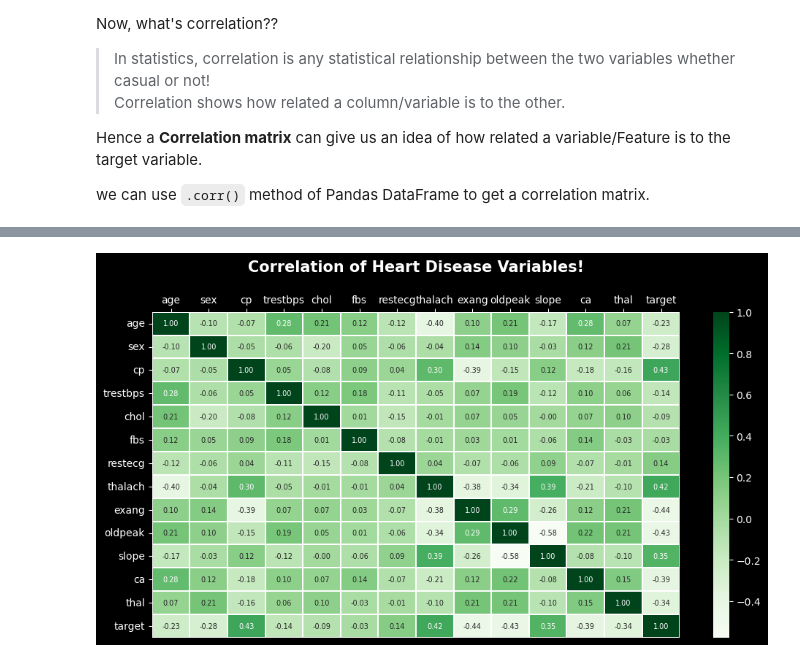
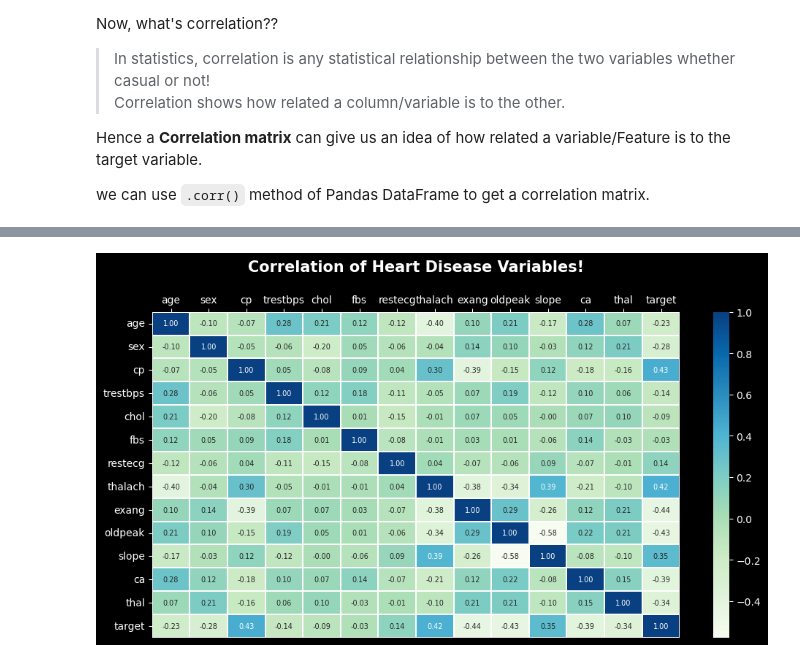
Before and after one commit to DarkDk123/Simple-Heart-disease-classification, a Jupyter notebook: Heart-disease-model.ipynb, the cells around one changed output, grey strips where cells are left out. Cells and saved outputs as stored; diff of their text form; code cells hidden in the pictures.

```diff
--- a/Heart-disease-model.ipynb
+++ b/Heart-disease-model.ipynb
@@ -559,25 +588,26 @@ heart_disease_df.corr()
 # %%
 # Let's visualize it with seaborn's HeatMap
 plt.figure(figsize=(10, 5))
 
 corr = heart_disease_df.corr()  # Get our correlation matrix.
 
 # Create a Heat map to show correlation matrix graphically.
 sns.heatmap(
     corr,  # Data to plot
     linewidths=0.1,
-    cmap="Greens",
+    cmap="GnBu",
     annot=True,
     fmt=".2f",
     annot_kws={"size": 7},
 )
 
 plt.xticks(rotation=45)  # Rotate x-axis tick labels.
 plt.gca().xaxis.tick_top()  # Get x-ticks to top!
 plt.tight_layout()
 plt.title(
     "Correlation of Heart Disease Variables!", pad=40, fontweight="bold", fontsize=15
 )
+
 plt.show()
 # %% [output]
-[figure, old version]
+[figure, new version]
```
Also changed, not shown: parts of 6 cells of this notebook.
